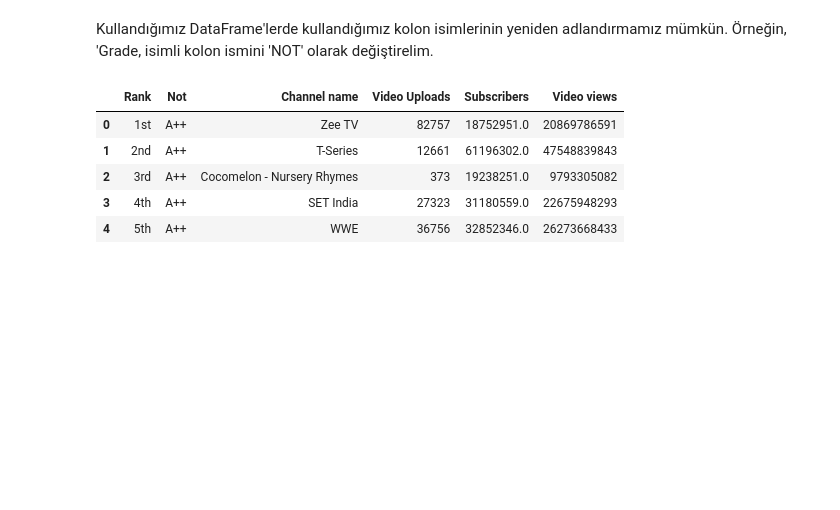
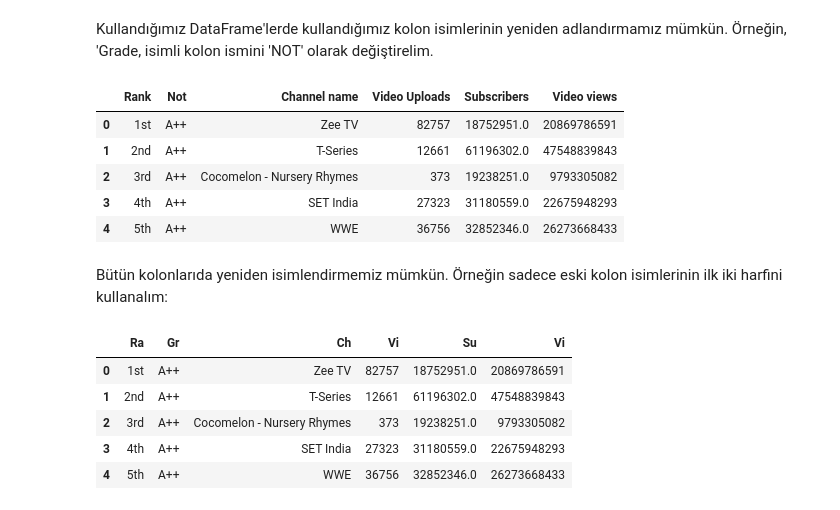
Before and after one commit to EnginKan/IleriKodlama, a Jupyter notebook: Pandas_Modülü_Giris.ipynb, the cells around one changed output. Drawn from its saved outputs; the diff is of its cells as text; code cells hidden in the pictures; blank space fills up the shorter version.

```diff
--- a/Pandas_Modülü_Giris.ipynb
+++ b/Pandas_Modülü_Giris.ipynb
@@ -256,3 +256,14 @@ df.rename(columns={'Grade': 'Not'}, inplace=False).head(5)
 | 2 | 3rd | A++ | Cocomelon - Nursery Rhymes | 373 | 19238251.0 | 9793305082 |
 | 3 | 4th | A++ | SET India | 27323 | 31180559.0 | 22675948293 |
 | 4 | 5th | A++ | WWE | 36756 | 32852346.0 | 26273668433 |
+# %% [markdown]
+Bütün kolonlarıda yeniden isimlendirmemiz mümkün. Örneğin sadece eski kolon isimlerinin ilk iki harfini kullanalım:
+# %%
+df.rename(columns=lambda isim:isim[0:2]).head(5)
+# %% [output]
+|  | Ra | Gr | Ch | Vi | Su | Vi |
+| 0 | 1st | A++ | Zee TV | 82757 | 18752951.0 | 20869786591 |
+| 1 | 2nd | A++ | T-Series | 12661 | 61196302.0 | 47548839843 |
+| 2 | 3rd | A++ | Cocomelon - Nursery Rhymes | 373 | 19238251.0 | 9793305082 |
+| 3 | 4th | A++ | SET India | 27323 | 31180559.0 | 22675948293 |
+| 4 | 5th | A++ | WWE | 36756 | 32852346.0 | 26273668433 |
```
Also changed, not shown: parts of 1 cell of this notebook.
